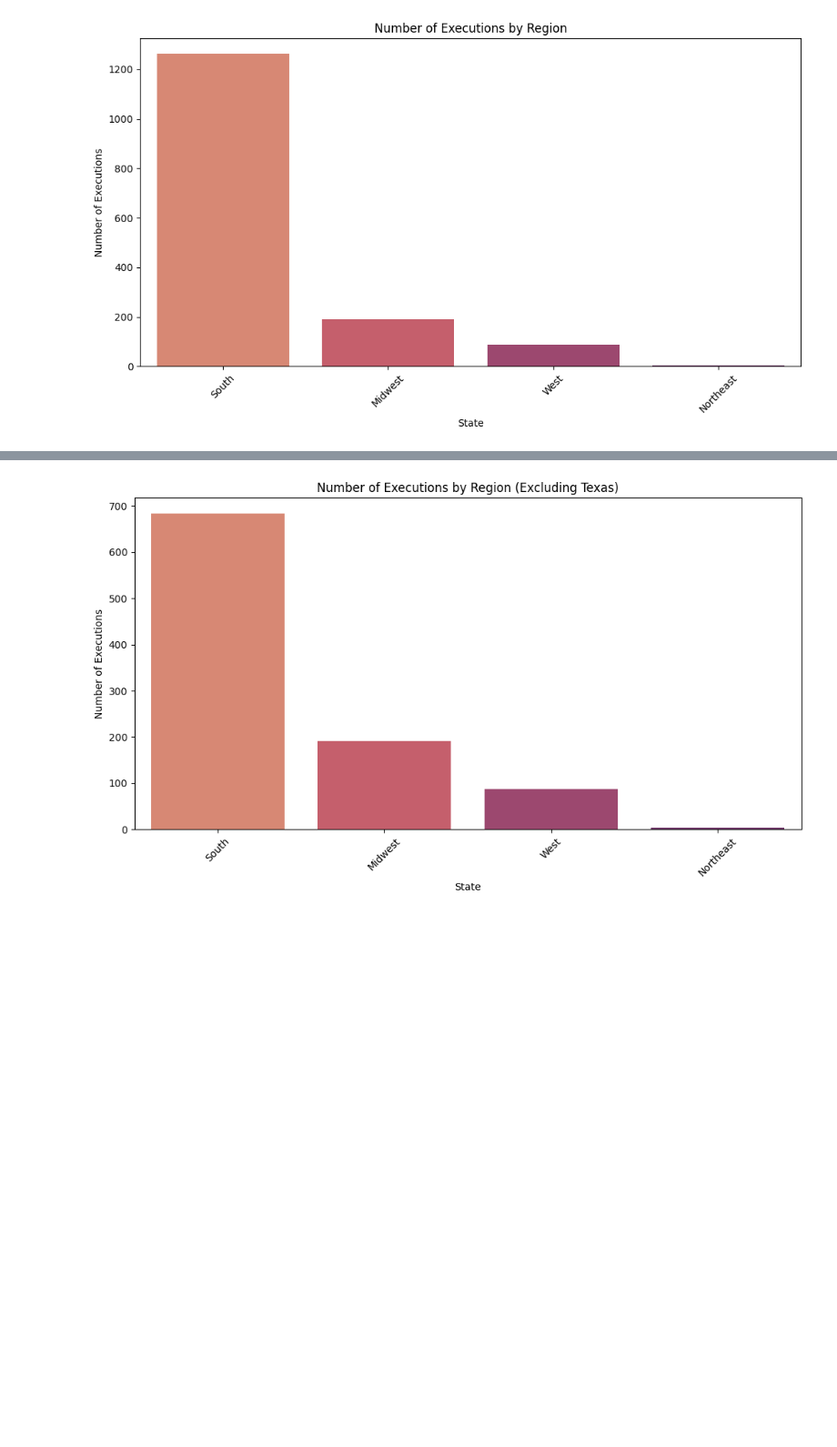
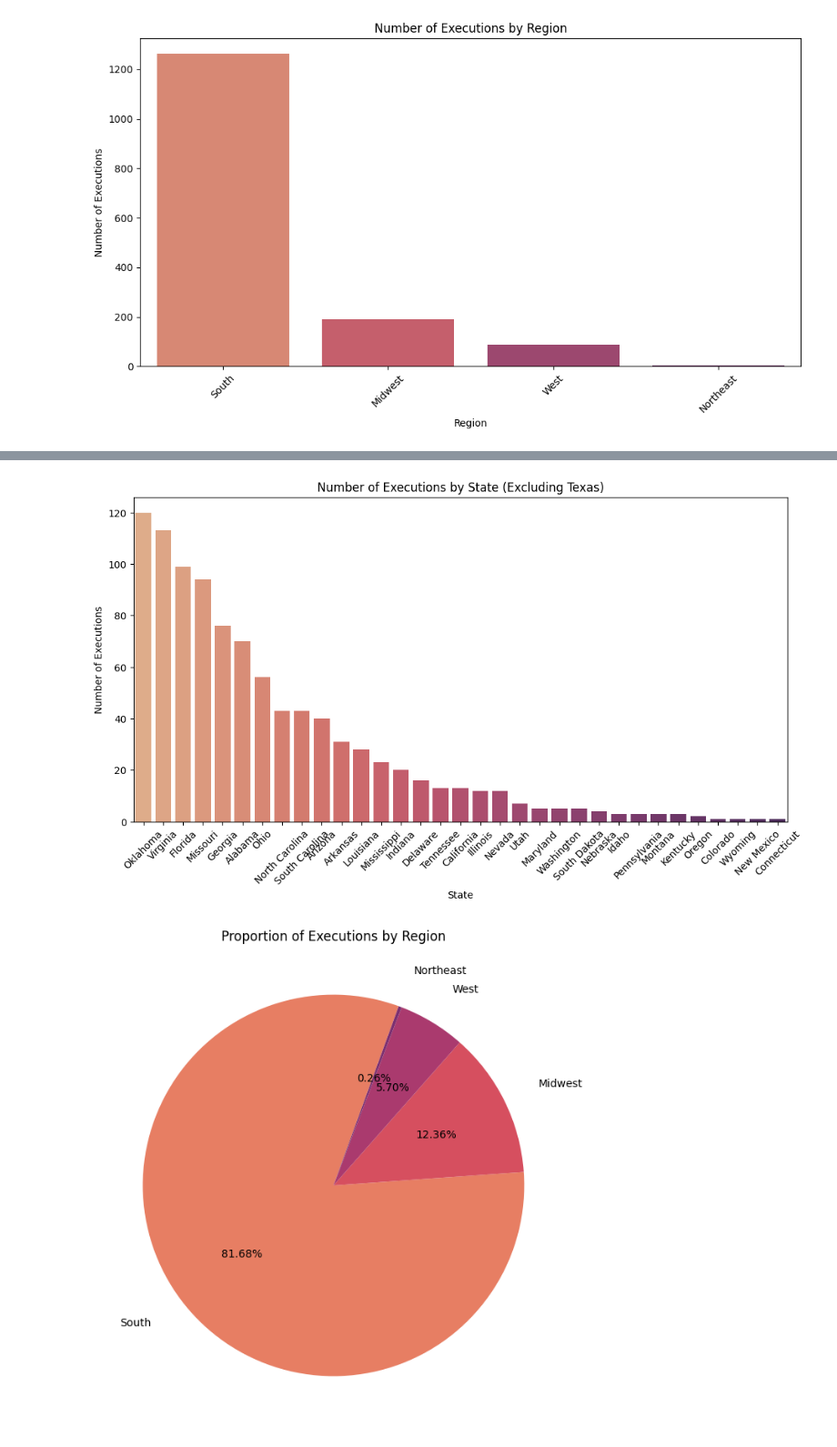
Before and after one commit to jrdn-sentosa/Geographic_Correlations_to_Executions, a Jupyter notebook: Group_13.ipynb, the cells around one changed output, grey strips where cells are left out. Shown at 91% size. Cells and saved outputs as stored; diff of their text form; code cells hidden in the pictures; blank space fills up the shorter version.

```diff
--- a/Group_13.ipynb
+++ b/Group_13.ipynb
@@ -70,10 +104,19 @@ plt.show()
 # %%
 plt.figure(figsize=(12, 6))
-sns.barplot(x=region_counts_texas_removed.index, y=region_counts_texas_removed.values, hue=region_counts_texas_removed.index, palette='flare')
-plt.title('Number of Executions by Region (Excluding Texas)')
+sns.barplot(x=state_counts_texas_removed.index, y=state_counts_texas_removed.values,
+            hue=state_counts_texas_removed.index, palette='flare')
+plt.title('Number of Executions by State (Excluding Texas)')
 plt.xlabel('State')
 plt.ylabel('Number of Executions')
 plt.xticks(rotation=45)
 plt.show()
 # %% [output]
-[figure, old version]
+[figure, new version]
+# %%
+plt.figure(figsize=(8, 8))
+plt.pie(region_counts, labels=region_counts.index, autopct='%1.2f%%',
+        startangle=70, colors=sns.color_palette('flare', len(region_counts)), labeldistance=1.2)
+plt.title('Proportion of Executions by Region')
+plt.show()
+# %% [output]
+[figure, added]
```
Also changed, not shown: parts of 28 cells of this notebook.
